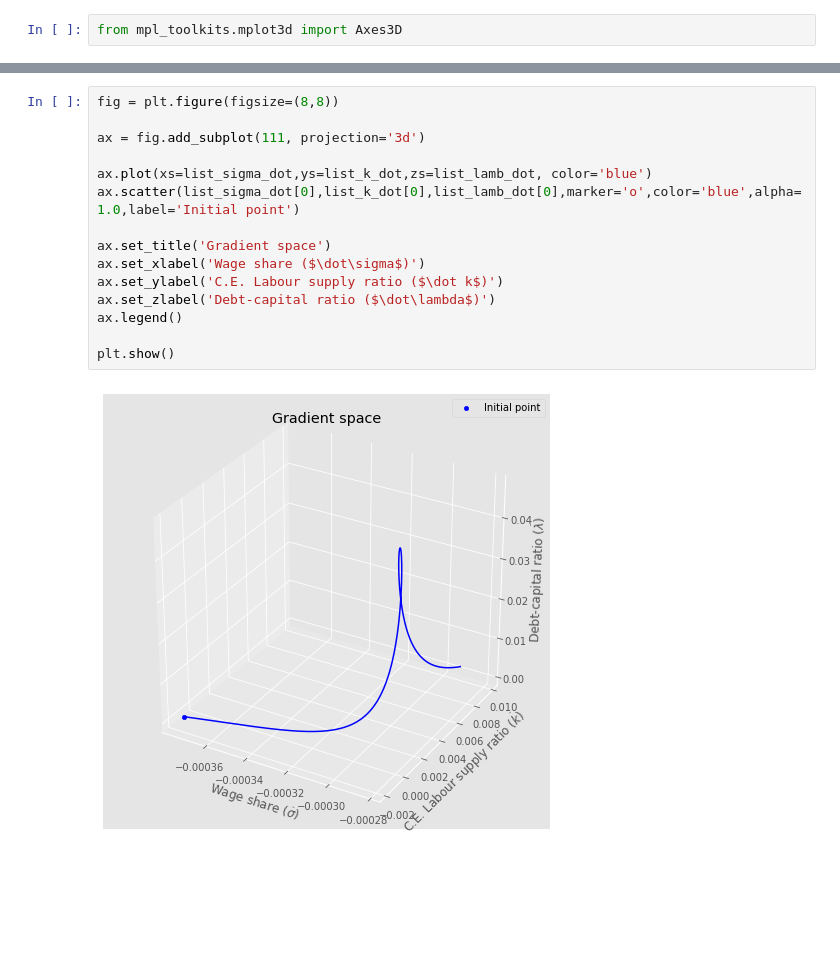
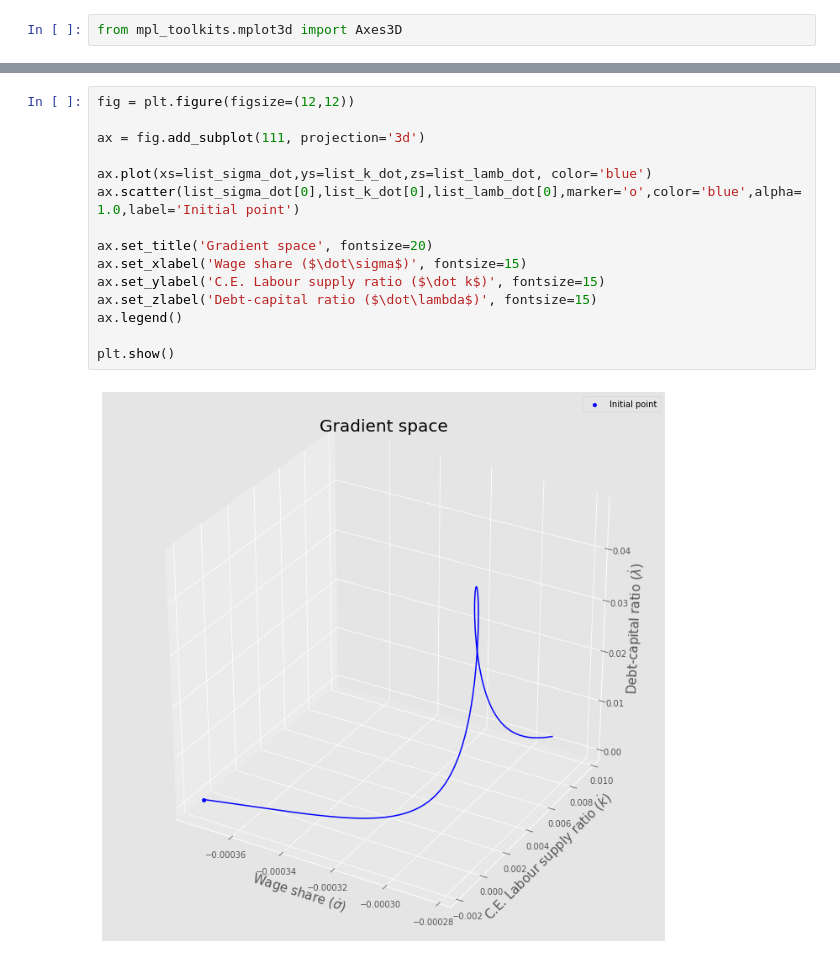
Before and after one commit to moreira-matheus/kalecki, a Jupyter notebook: ribeiro-palludeto/three-variable-model.ipynb, the cells around one changed output, grey strips where cells are left out. Cells and saved outputs as stored; diff of their text form; blank space fills up the shorter version.

Commit message:
fix & tweak graphs

```diff
--- a/ribeiro-palludeto/three-variable-model.ipynb
+++ b/ribeiro-palludeto/three-variable-model.ipynb
@@ -189,20 +189,20 @@ plt.show()
 # %%
-fig = plt.figure(figsize=(8,8))
+fig = plt.figure(figsize=(12,12))
 
 ax = fig.add_subplot(111, projection='3d')
 
 ax.plot(xs=list_sigma_dot,ys=list_k_dot,zs=list_lamb_dot, color='blue')
 ax.scatter(list_sigma_dot[0],list_k_dot[0],list_lamb_dot[0],marker='o',color='blue',alpha=1.0,label='Initial point')
 
-ax.set_title('Gradient space')
-ax.set_xlabel('Wage share ($\dot\sigma$)')
-ax.set_ylabel('C.E. Labour supply ratio ($\dot k$)')
-ax.set_zlabel('Debt-capital ratio ($\dot\lambda$)')
+ax.set_title('Gradient space', fontsize=20)
+ax.set_xlabel('Wage share ($\dot\sigma$)', fontsize=15)
+ax.set_ylabel('C.E. Labour supply ratio ($\dot k$)', fontsize=15)
+ax.set_zlabel('Debt-capital ratio ($\dot\lambda$)', fontsize=15)
 ax.legend()
 
 plt.show()
 # %% [output]
-[figure, old version]
+[figure, new version]
 # %%
 fig, ax = plt.subplots(figsize=(8,8))
 
```
Also changed, not shown: parts of 4 cells of this notebook, 1 other file.
